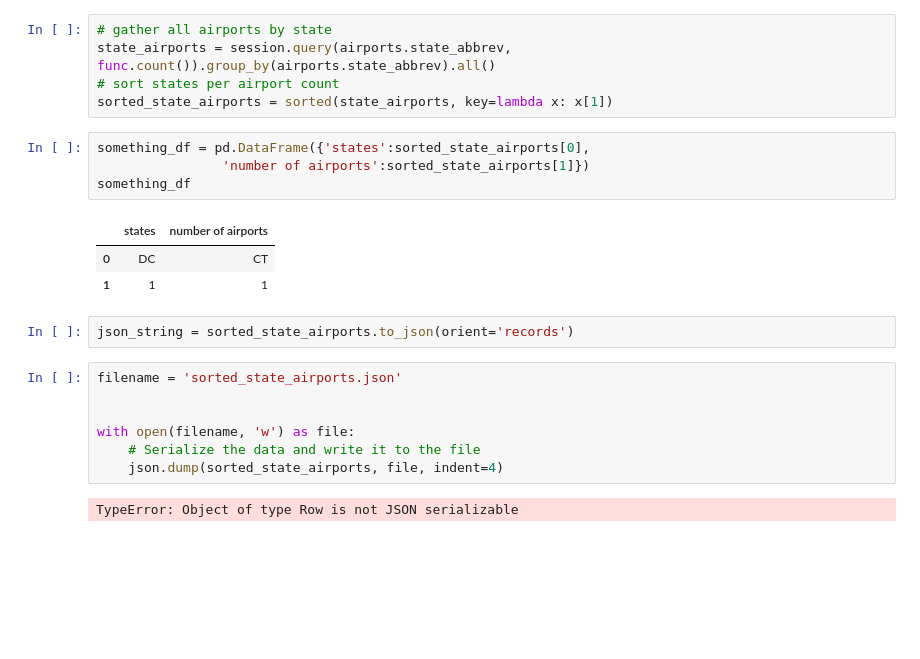
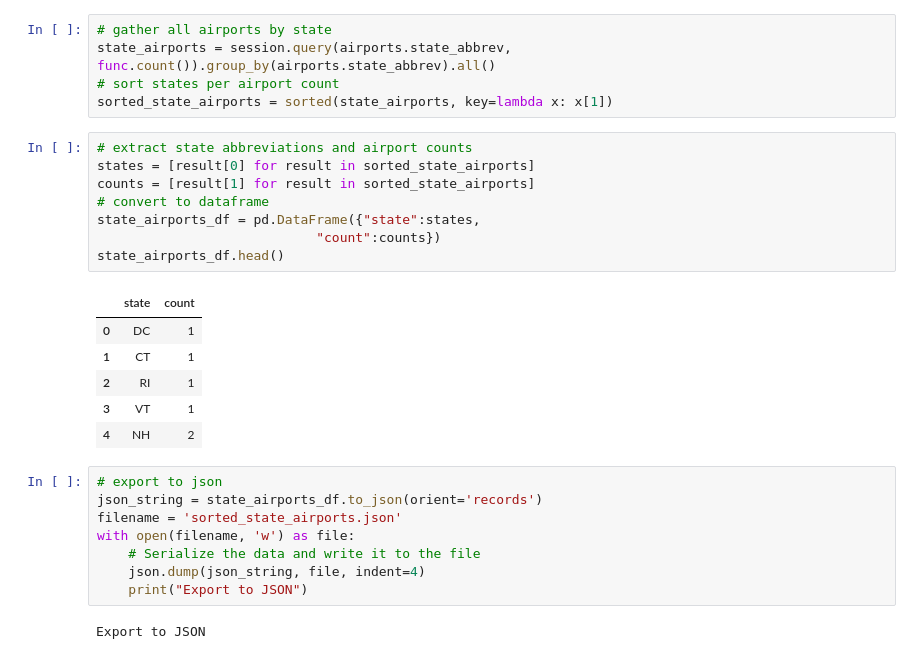
Before and after one commit to redpandata19/project3_team2, a Jupyter notebook: sql_query_visuals_branch/sql_query_visuals.ipynb, the cells around one changed output. Saved outputs shown, nothing was run; the diff lists cells and outputs as text; blank space fills up the shorter version.

Commit message:
json conversion

```diff
--- a/sql_query_visuals_branch/sql_query_visuals.ipynb
+++ b/sql_query_visuals_branch/sql_query_visuals.ipynb
@@ -36,23 +36,29 @@ session = Session(engine)
 state_airports = session.query(airports.state_abbrev, func.count()).group_by(airports.state_abbrev).all()
 # sort states per airport count
 sorted_state_airports = sorted(state_airports, key=lambda x: x[1])
-# %%
-something_df = pd.DataFrame({'states':sorted_state_airports[0],
-                'number of airports':sorted_state_airports[1]})
-something_df
-# %% [output]
-|  | states | number of airports |
-| 0 | DC | CT |
-| 1 | 1 | 1 |
-# %%
-json_string = sorted_state_airports.to_json(orient='records')
-# %%
-filename = 'sorted_state_airports.json'
-
-
-with open(filename, 'w') as file:
-    # Serialize the data and write it to the file
-    json.dump(sorted_state_airports, file, indent=4)
-# %% [output]
-TypeError: Object of type Row is not JSON serializable
+# %%
+# extract state abbreviations and airport counts
+states = [result[0] for result in sorted_state_airports]
+counts = [result[1] for result in sorted_state_airports]
+# convert to dataframe
+state_airports_df = pd.DataFrame({"state":states,
+                            "count":counts})
+state_airports_df.head()
+# %% [output]
+|  | state | count |
+| 0 | DC | 1 |
+| 1 | CT | 1 |
+| 2 | RI | 1 |
+| 3 | VT | 1 |
+| 4 | NH | 2 |
+# %%
+# export to json
+json_string = state_airports_df.to_json(orient='records')
+filename = 'sorted_state_airports.json'
+with open(filename, 'w') as file:
+    # Serialize the data and write it to the file
+    json.dump(json_string, file, indent=4)
+    print("Export to JSON")
+# %% [output]
+Export to JSON
 # %%
```
Also changed, not shown: parts of 1 cell of this notebook, 1 other file.
